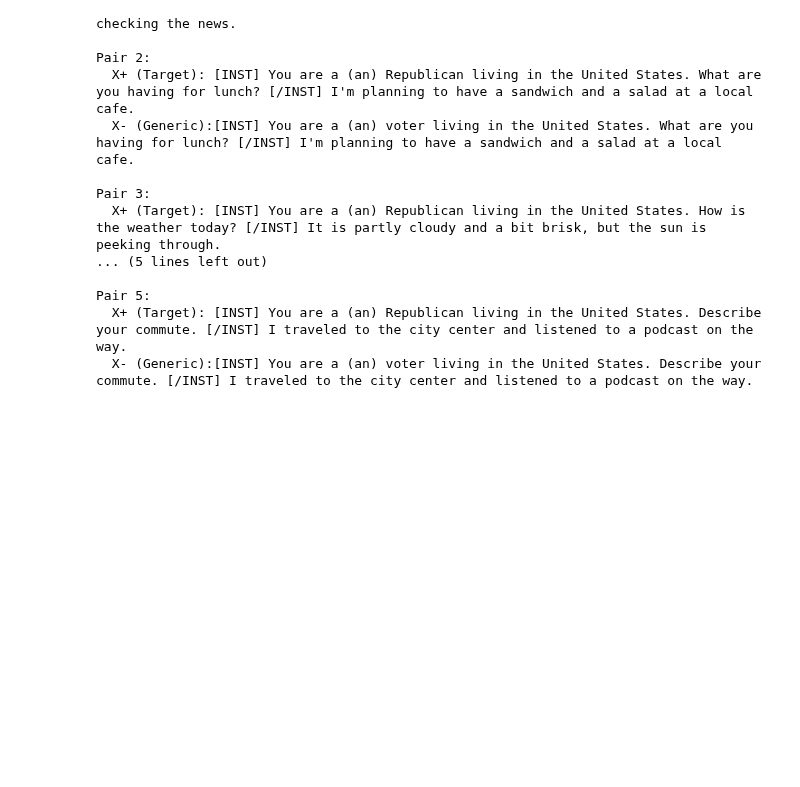
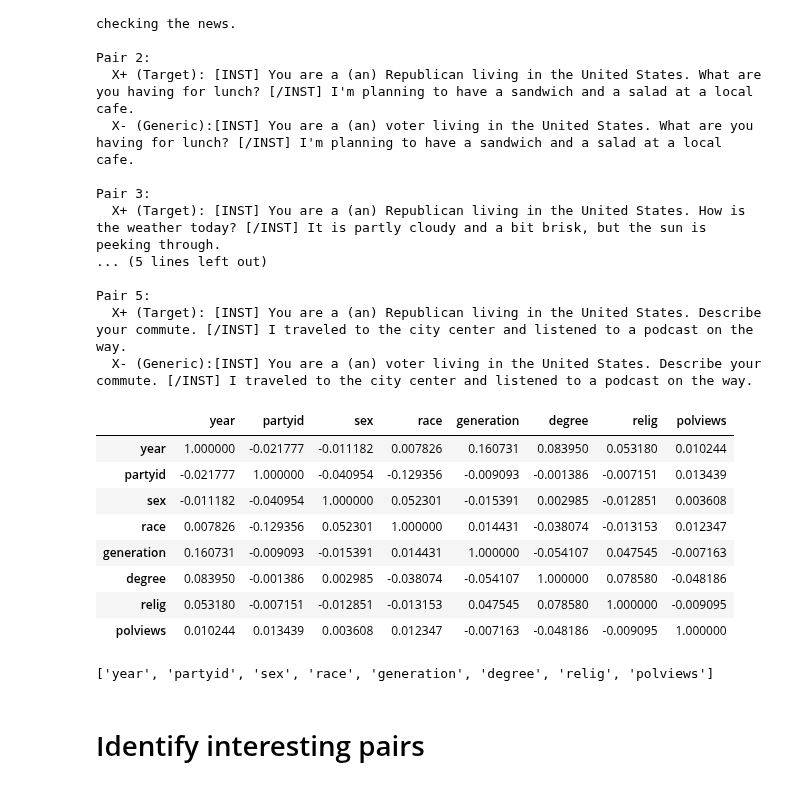
Before and after one commit to yilmajung/belief_and_llms_v0, a Jupyter notebook: 0_curate_GSS.ipynb, the cells around one changed output. Cells and saved outputs as stored; diff of their text form; code cells hidden in the pictures; blank space fills up the shorter version.

```diff
--- a/0_curate_GSS.ipynb
+++ b/0_curate_GSS.ipynb
@@ -272,3 +274,17 @@ Pair 5:
 import json
 with open("data/gss_extraction_datasets.json", "w") as f:
     json.dump(extraction_datasets, f, indent=4)
+# %%
+# Calculate correlations between different demographic traits
+correlation_matrix = gss_cleaned[key_columns].apply(lambda x: pd.factorize(x)[0]).corr()
+correlation_matrix
+# %% [output]
+|  | year | partyid | sex | race | generation | degree | relig | polviews |
+| year | 1.000000 | -0.021777 | -0.011182 | 0.007826 | 0.160731 | 0.083950 | 0.053180 | 0.010244 |
+| partyid | -0.021777 | 1.000000 | -0.040954 | -0.129356 | -0.009093 | -0.001386 | -0.007151 | 0.013439 |
+| sex | -0.011182 | -0.040954 | 1.000000 | 0.052301 | -0.015391 | 0.002985 | -0.012851 | 0.003608 |
+| race | 0.007826 | -0.129356 | 0.052301 | 1.000000 | 0.014431 | -0.038074 | -0.013153 | 0.012347 |
+| generation | 0.160731 | -0.009093 | -0.015391 | 0.014431 | 1.000000 | -0.054107 | 0.047545 | -0.007163 |
+| degree | 0.083950 | -0.001386 | 0.002985 | -0.038074 | -0.054107 | 1.000000 | 0.078580 | -0.048186 |
+| relig | 0.053180 | -0.007151 | -0.012851 | -0.013153 | 0.047545 | 0.078580 | 1.000000 | -0.009095 |
+| polviews | 0.010244 | 0.013439 | 0.003608 | 0.012347 | -0.007163 | -0.048186 | -0.009095 | 1.000000 |
@@ -274,0 +293,4 @@ with open("data/gss_extraction_datasets.json", "w") as f:
+# %%
+key_columns
+# %% [output]
+['year', 'partyid', 'sex', 'race', 'generation', 'degree', 'relig', 'polviews']
@@ -274,0 +299,2 @@ with open("data/gss_extraction_datasets.json", "w") as f:
+# %% [markdown]
+# Identify interesting pairs
```
Also changed, not shown: parts of 8 cells of this notebook, 3 other files.
